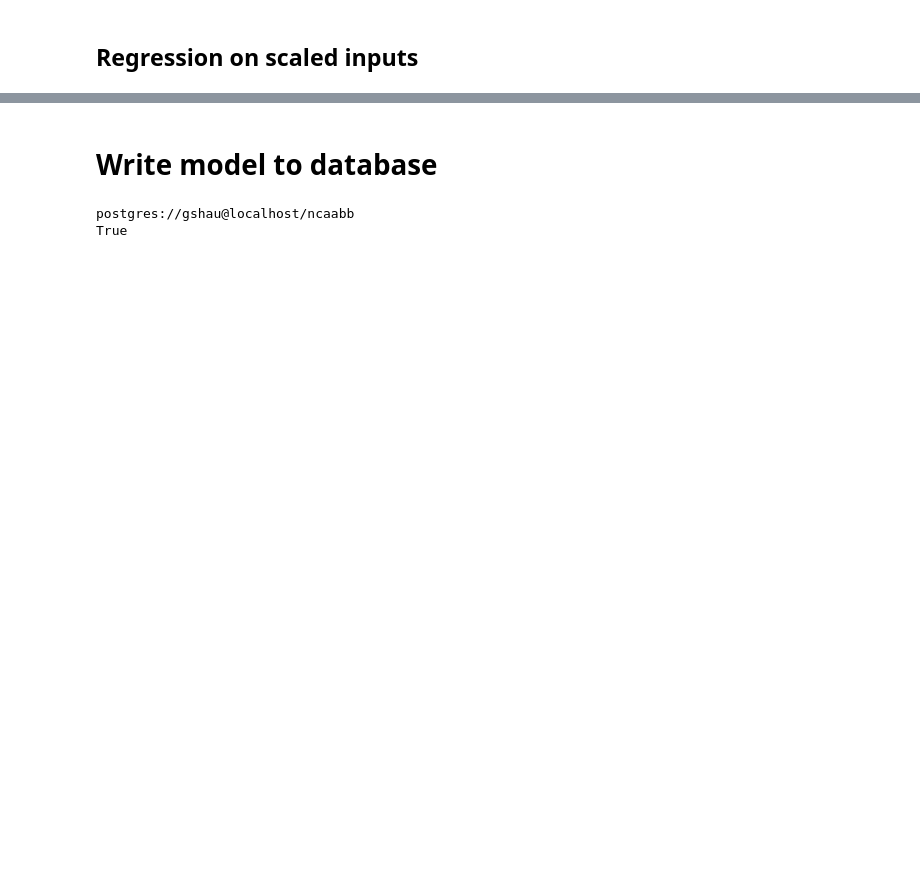
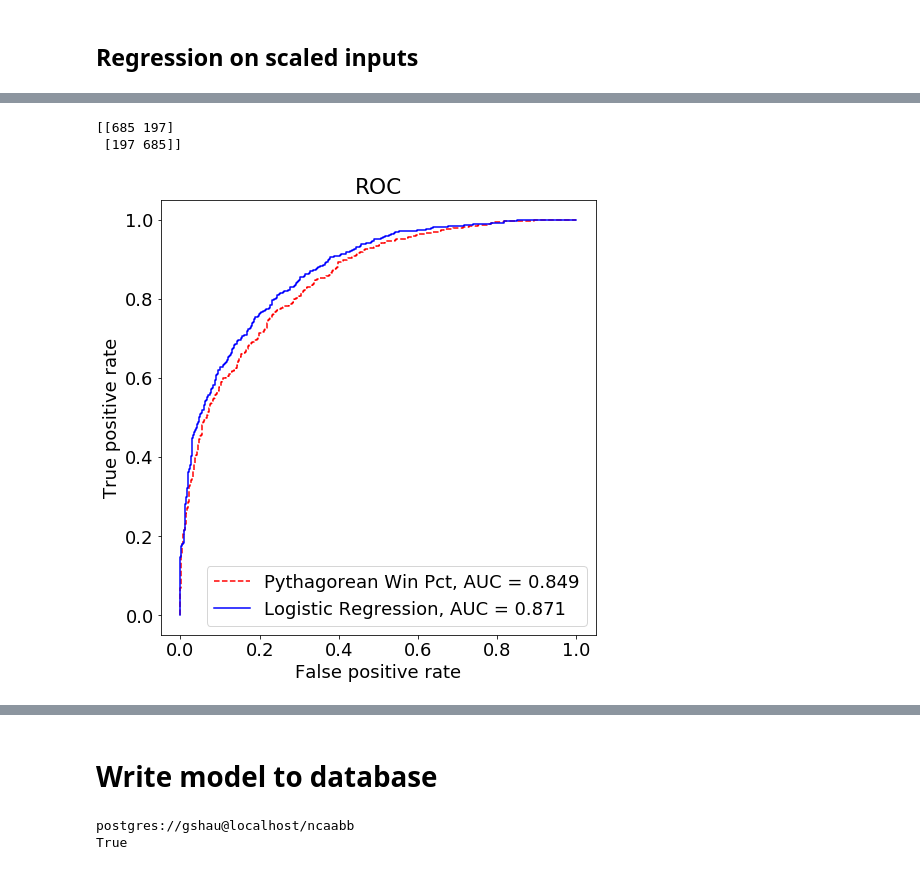
Before and after one commit to gshau/madBrackets, a Jupyter notebook: gameAnalysis.ipynb, the cells around one changed output, grey strips where cells are left out. Cells and saved outputs as stored; diff of their text form; code cells hidden in the pictures; blank space fills up the shorter version.

```diff
--- a/gameAnalysis.ipynb
+++ b/gameAnalysis.ipynb
@@ -2,6 +2,11 @@
 %matplotlib inline
 import matplotlib
 import matplotlib.pyplot as plt
+matplotlib.rcParams['figure.figsize'] = (12.0, 8.0)
+matplotlib.rcParams['font.size']=18
+matplotlib.rcParams['xtick.labelsize']=18
+matplotlib.rcParams['ytick.labelsize']=18
+
 
 import numpy as np
 import pandas as pd
@@ -21,6 +26,8 @@ warnings.filterwarnings('ignore')
 
 from sklearn import model_selection
 from sklearn.model_selection import cross_val_score
+from sklearn.preprocessing import StandardScaler
+from sklearn.metrics import confusion_matrix, roc_curve, roc_auc_score
 # %%
 def pythag(pf,pa,exp=11.5):
     return (pf**exp)/(pa**exp+pf**exp)
@@ -191,0 +161,20 @@ print("10-fold cross validation average accuracy: %.3f" % (results.mean()))
+# %%
+print(confusion_matrix(y,model.predict(X)))
+
+fpr,tpr,thr=roc_curve(y,y_predPythag)
+plt.plot(fpr,tpr,'r--',label='Pythagorean Win Pct, AUC = '+str(round(roc_auc_score(y,y_predPythag),3)))
+
+fpr,tpr,thr=roc_curve(y,model.predict_proba(X)[:,1])
+plt.plot(fpr,tpr,'b',label='Logistic Regression, AUC = '+str(round(roc_auc_score(y,model.predict_proba(X)[:,1]),3)))
+plt.legend()
+plt.xlabel('False positive rate')
+plt.ylabel('True positive rate')
+plt.title('ROC')
+
+roc_auc_score(y,model.predict_proba(X)[:,1])
+ax=plt.gca()
+ax.set_aspect(1)
+# %% [output]
+[[685 197]
+ [197 685]]
+[figure, added]
```
Also changed, not shown: parts of 20 cells of this notebook, 7 other files.
